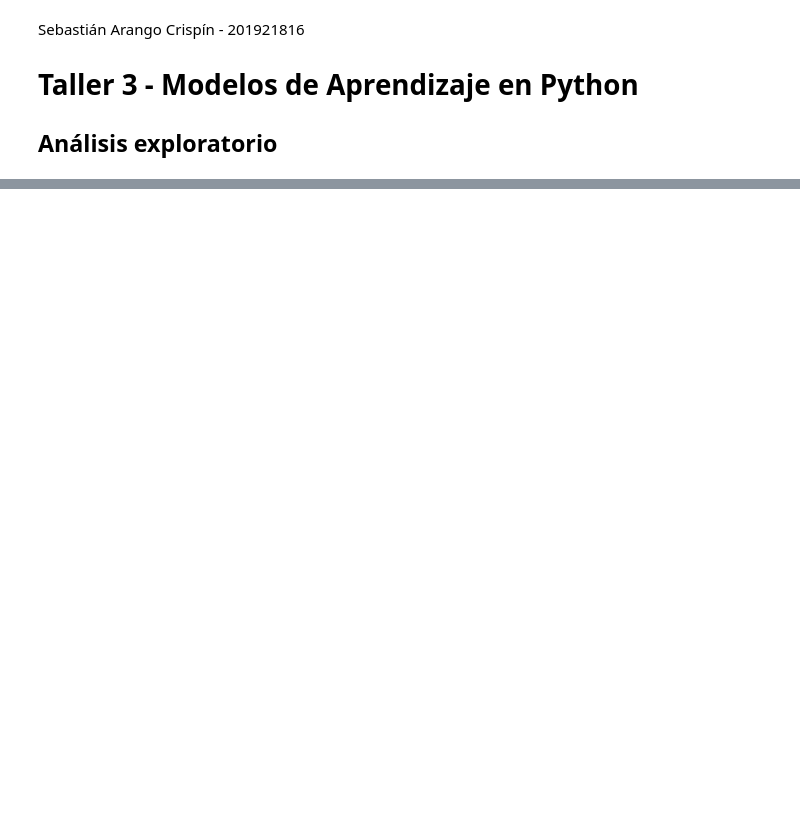
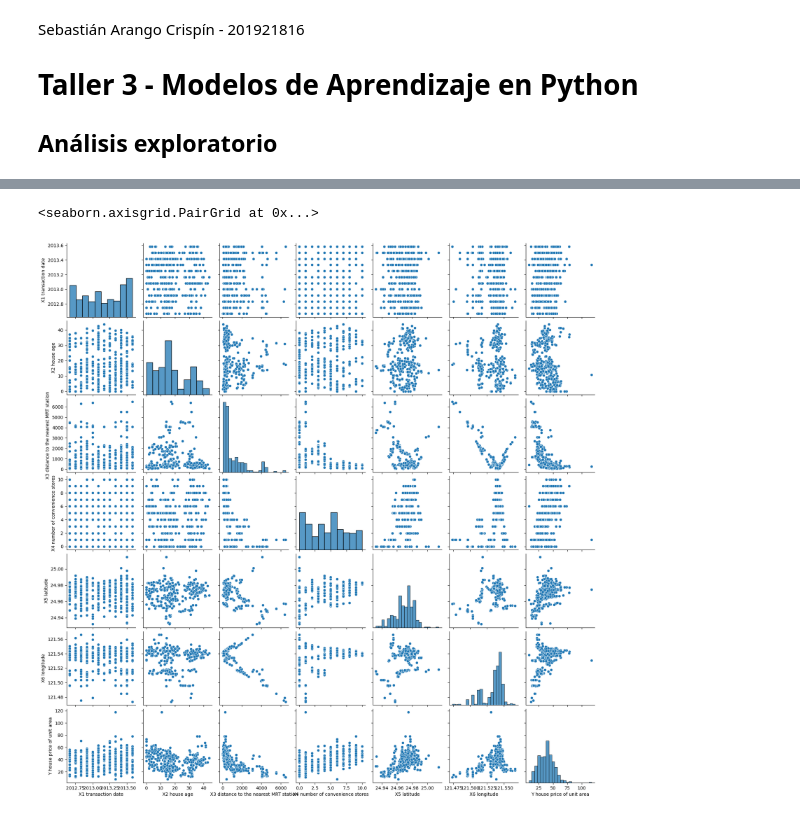
Before and after one commit to arangseb/Taller-3, a Jupyter notebook: taller_3_s.arango6.ipynb, the cells around one changed output, grey strips where cells are left out. Saved outputs shown, nothing was run; the diff lists cells and outputs as text; code cells hidden in the pictures; blank space fills up the shorter version.

```diff
--- a/taller_3_s.arango6.ipynb
+++ b/taller_3_s.arango6.ipynb
@@ -19,0 +34,7 @@ data.head()
+# %%
+import seaborn as sns
+%matplotlib inline
+sns.pairplot(data,)
+# %% [output]
+<seaborn.axisgrid.PairGrid at 0x...>
+[figure, added]
```
Also changed, not shown: parts of 4 cells of this notebook.
